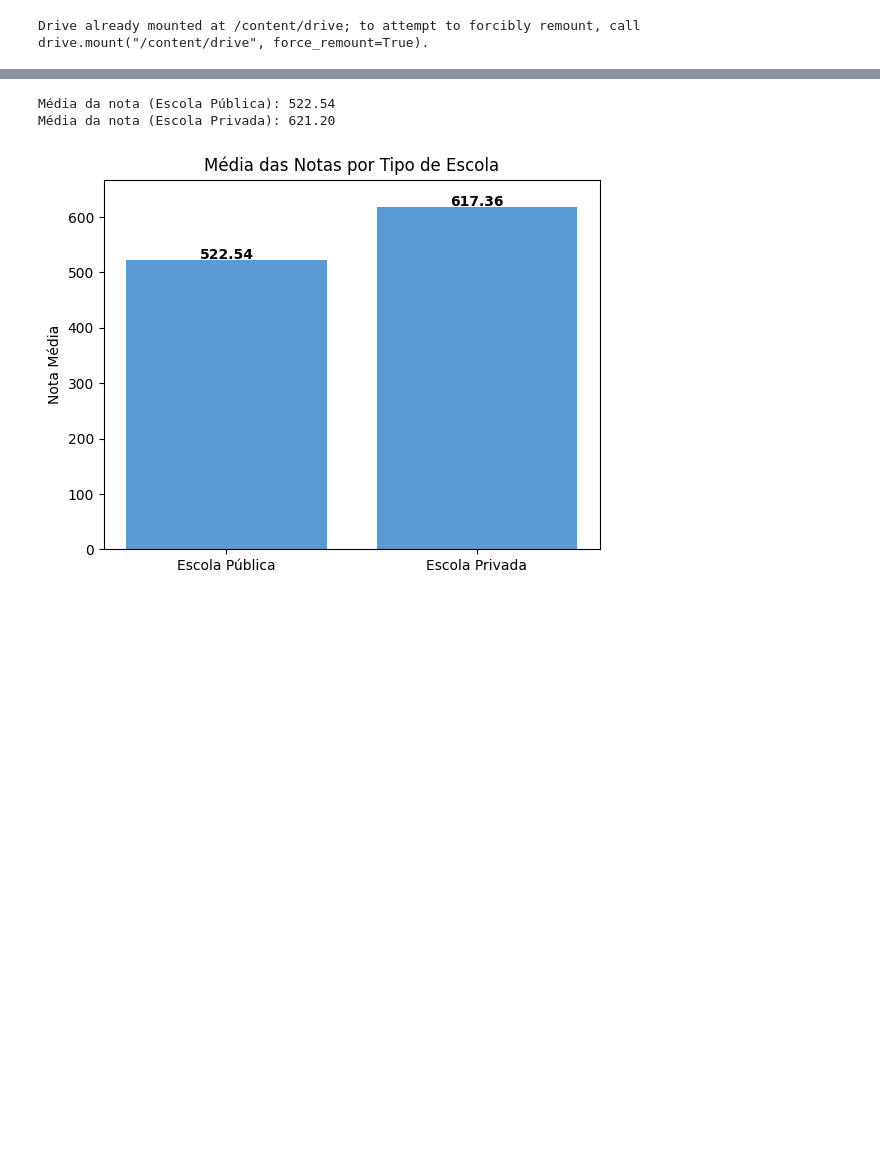
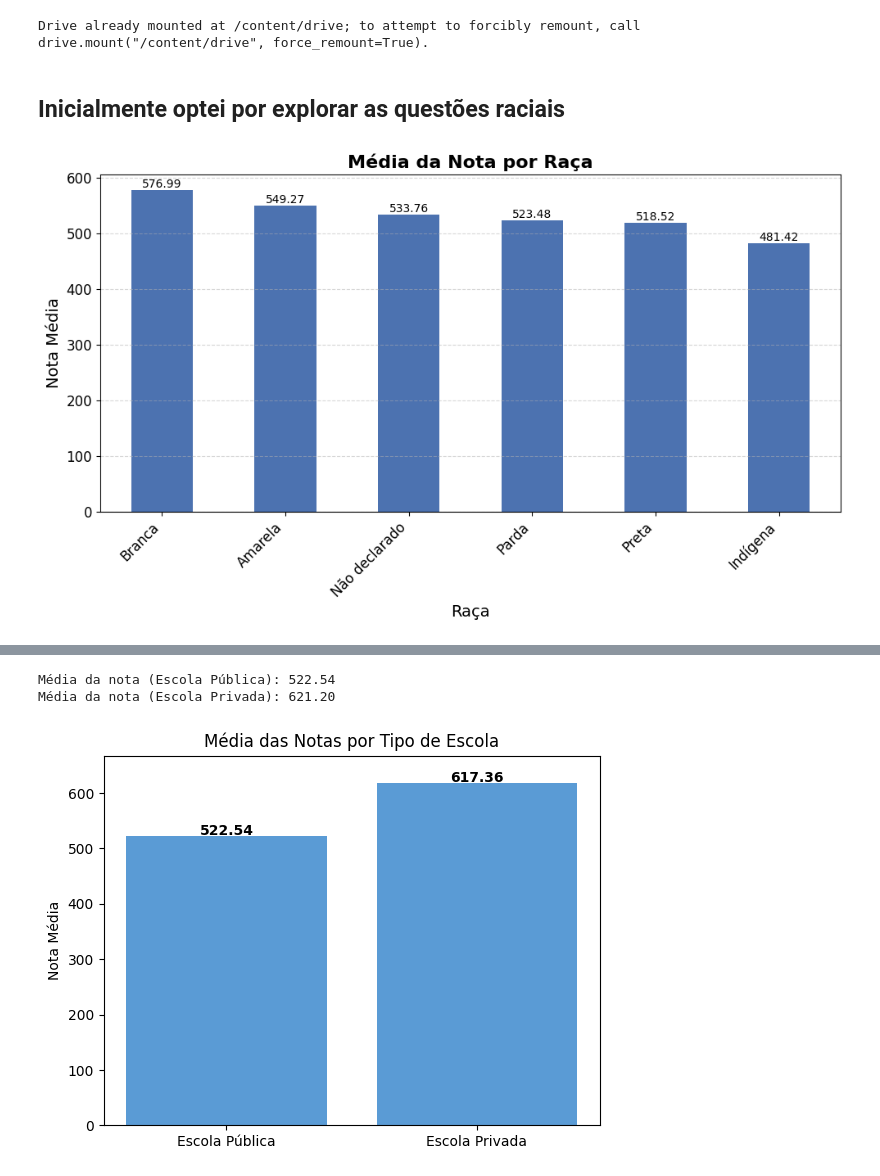
Before and after one commit to matheusgastal/ENEM-Data-Analysis, a Jupyter notebook: Exploring_data_enem_2023.ipynb, the cells around one changed output, grey strips where cells are left out. Saved outputs shown, nothing was run; the diff lists cells and outputs as text; code cells hidden in the pictures; blank space fills up the shorter version.

```diff
--- a/Exploring_data_enem_2023.ipynb
+++ b/Exploring_data_enem_2023.ipynb
@@ -10,3 +10,36 @@ Drive already mounted at /content/drive; to attempt to forcibly remount, call dr
 # %%
 import pandas as pd
 df = pd.read_csv("/content/drive/MyDrive/dados_enem/dados_enem_2023_limpo.csv")
+# %% [markdown]
+## Inicialmente optei por explorar as questões raciais
+# %%
+
+media_por_raca = df.groupby('TP_COR_RACA')['NOTA_MEDIA'].mean().sort_values(ascending=False)
+
+plt.figure(figsize=(10,6))
+bars = media_por_raca.plot(kind='bar', color='#4C72B0')
+
+plt.title('Média da Nota por Raça', fontsize=16, weight='bold')
+plt.xlabel('Raça', fontsize=14)
+plt.ylabel('Nota Média', fontsize=14)
+plt.xticks(rotation=45, ha='right', fontsize=12)
+plt.yticks(fontsize=12)
+plt.grid(axis='y', linestyle='--', alpha=0.5)
+
+
+ax = plt.gca()
+for p in ax.patches:
+    height = p.get_height()
+    ax.text(
+        p.get_x() + p.get_width()/2,
+        height + 0.5,
+        f'{height:.2f}',
+        ha='center',
+        va='bottom',
+        fontsize=10
+    )
+
+plt.tight_layout()
+plt.show()
+# %% [output]
+[figure, added]
```
Also changed, not shown: parts of 5 cells of this notebook.
